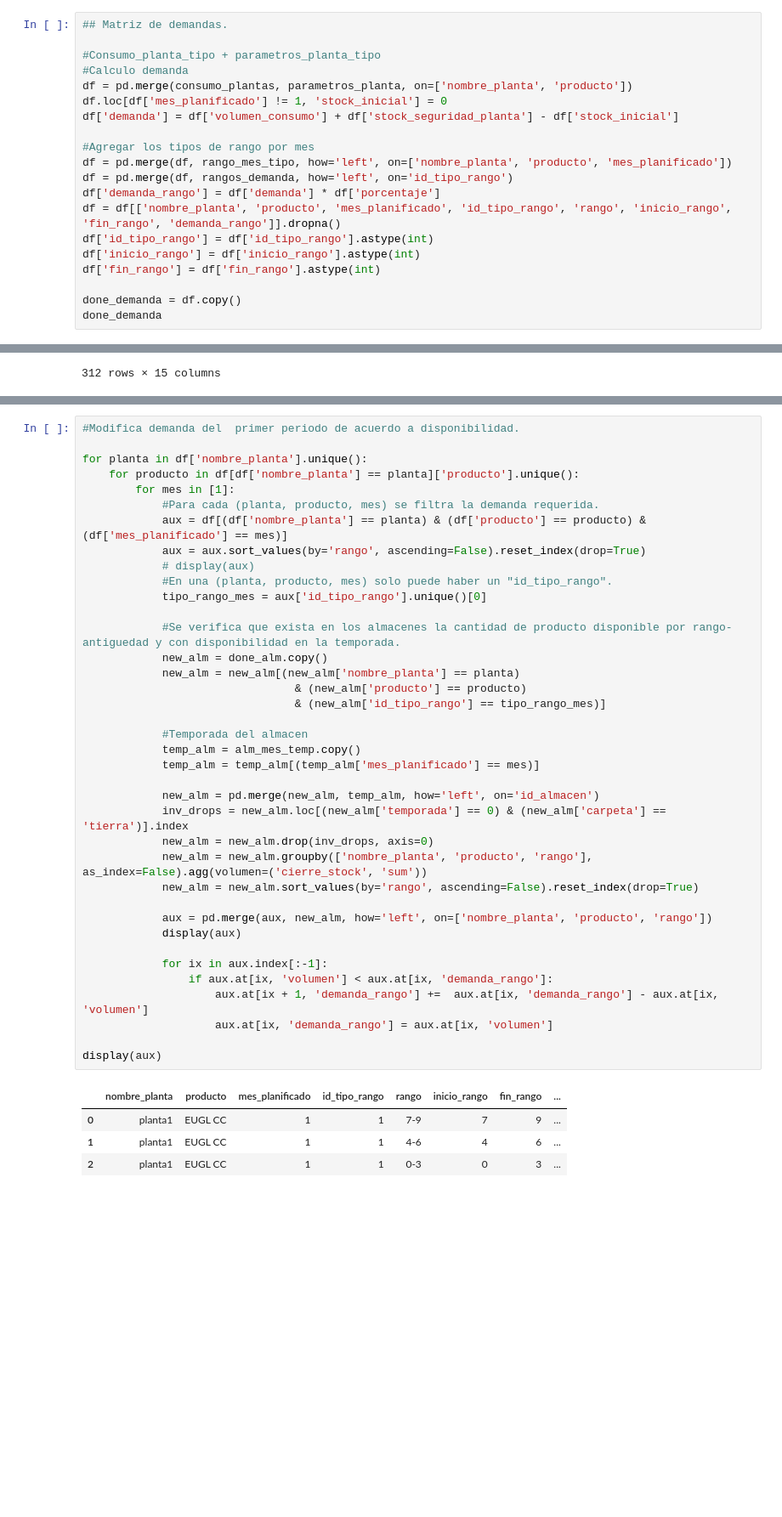
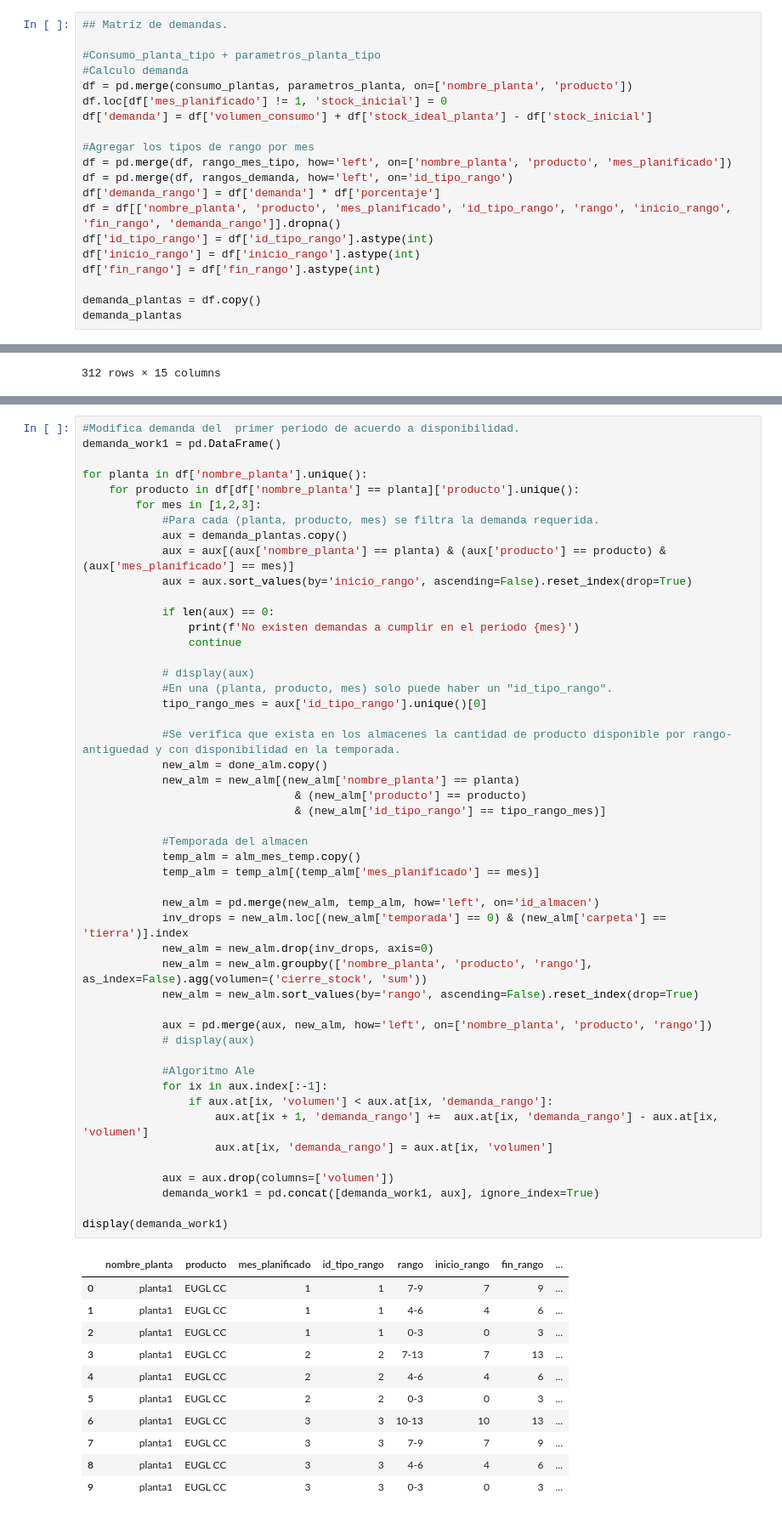
Before and after one commit to ptoledor/heu_opticliente, a Jupyter notebook: 01_notebooks/algo.ipynb, the cells around one changed output, grey strips where cells are left out. Shown at 85% size. Cells and saved outputs as stored; diff of their text form; blank space fills up the shorter version.

```diff
--- a/01_notebooks/algo.ipynb
+++ b/01_notebooks/algo.ipynb
@@ -113,7 +107,7 @@ rangos_demanda_ext.head()
 #Calculo demanda
 df = pd.merge(consumo_plantas, parametros_planta, on=['nombre_planta', 'producto'])
 df.loc[df['mes_planificado'] != 1, 'stock_inicial'] = 0
-df['demanda'] = df['volumen_consumo'] + df['stock_seguridad_planta'] - df['stock_inicial']
+df['demanda'] = df['volumen_consumo'] + df['stock_ideal_planta'] - df['stock_inicial']
 
 #Agregar los tipos de rango por mes
 df = pd.merge(df, rango_mes_tipo, how='left', on=['nombre_planta', 'producto', 'mes_planificado'])
@@ -124,8 +118,8 @@ df['id_tipo_rango'] = df['id_tipo_rango'].astype(int)
 df['inicio_rango'] = df['inicio_rango'].astype(int)
 df['fin_rango'] = df['fin_rango'].astype(int)
 
-done_demanda = df.copy()
-done_demanda
+demanda_plantas = df.copy()
+demanda_plantas
 # %% [output]
 |  | nombre_planta | producto | mes_planificado | id_tipo_rango | rango | inicio_rango | fin_rango | ... |
 | 36 | planta1 | EUGL CC | 1 | 1 | 0-3 | 0 | 3 | ... |
@@ -244,43 +224,61 @@ df
 # %%
 #Modifica demanda del  primer periodo de acuerdo a disponibilidad.
+demanda_work1 = pd.DataFrame()
 
 for planta in df['nombre_planta'].unique():
     for producto in df[df['nombre_planta'] == planta]['producto'].unique():
-        for mes in [1]:
+        for mes in [1,2,3]:
             #Para cada (planta, producto, mes) se filtra la demanda requerida.
-            aux = df[(df['nombre_planta'] == planta) & (df['producto'] == producto) & (df['mes_planificado'] == mes)]
-            aux = aux.sort_values(by='rango', ascending=False).reset_index(drop=True)
+            aux = demanda_plantas.copy()
+            aux = aux[(aux['nombre_planta'] == planta) & (aux['producto'] == producto) & (aux['mes_planificado'] == mes)]
+            aux = aux.sort_values(by='inicio_rango', ascending=False).reset_index(drop=True)
+
+            if len(aux) == 0:
+                print(f'No existen demandas a cumplir en el periodo {mes}')
+                continue
+
             # display(aux)
             #En una (planta, producto, mes) solo puede haber un "id_tipo_rango".
             tipo_rango_mes = aux['id_tipo_rango'].unique()[0]
 
             #Se verifica que exista en los almacenes la cantidad de producto disponible por rango-antiguedad y con disponibilidad en la temporada.
             new_alm = done_alm.copy()
             new_alm = new_alm[(new_alm['nombre_planta'] == planta)
                                 & (new_alm['producto'] == producto)
                                 & (new_alm['id_tipo_rango'] == tipo_rango_mes)]
 
             #Temporada del almacen
             temp_alm = alm_mes_temp.copy()
             temp_alm = temp_alm[(temp_alm['mes_planificado'] == mes)]
 
             new_alm = pd.merge(new_alm, temp_alm, how='left', on='id_almacen')
             inv_drops = new_alm.loc[(new_alm['temporada'] == 0) & (new_alm['carpeta'] == 'tierra')].index
             new_alm = new_alm.drop(inv_drops, axis=0)
             new_alm = new_alm.groupby(['nombre_planta', 'producto', 'rango'], as_index=False).agg(volumen=('cierre_stock', 'sum'))
             new_alm = new_alm.sort_values(by='rango', ascending=False).reset_index(drop=True)
 
             aux = pd.merge(aux, new_alm, how='left', on=['nombre_planta', 'producto', 'rango'])
-            display(aux)
+            # display(aux)
 
+            #Algoritmo Ale
             for ix in aux.index[:-1]:
                 if aux.at[ix, 'volumen'] < aux.at[ix, 'demanda_rango']:
                     aux.at[ix + 1, 'demanda_rango'] +=  aux.at[ix, 'demanda_rango'] - aux.at[ix, 'volumen']
                     aux.at[ix, 'demanda_rango'] = aux.at[ix, 'volumen']
 
-display(aux)
+            aux = aux.drop(columns=['volumen'])
+            demanda_work1 = pd.concat([demanda_work1, aux], ignore_index=True)
+
+display(demanda_work1)
 # %% [output]
 |  | nombre_planta | producto | mes_planificado | id_tipo_rango | rango | inicio_rango | fin_rango | ... |
 | 0 | planta1 | EUGL CC | 1 | 1 | 7-9 | 7 | 9 | ... |
 | 1 | planta1 | EUGL CC | 1 | 1 | 4-6 | 4 | 6 | ... |
 | 2 | planta1 | EUGL CC | 1 | 1 | 0-3 | 0 | 3 | ... |
+| 3 | planta1 | EUGL CC | 2 | 2 | 7-13 | 7 | 13 | ... |
+| 4 | planta1 | EUGL CC | 2 | 2 | 4-6 | 4 | 6 | ... |
+| 5 | planta1 | EUGL CC | 2 | 2 | 0-3 | 0 | 3 | ... |
+| 6 | planta1 | EUGL CC | 3 | 3 | 10-13 | 10 | 13 | ... |
+| 7 | planta1 | EUGL CC | 3 | 3 | 7-9 | 7 | 9 | ... |
+| 8 | planta1 | EUGL CC | 3 | 3 | 4-6 | 4 | 6 | ... |
+| 9 | planta1 | EUGL CC | 3 | 3 | 0-3 | 0 | 3 | ... |
```
Also changed, not shown: parts of 6 cells of this notebook, 2 other files.
